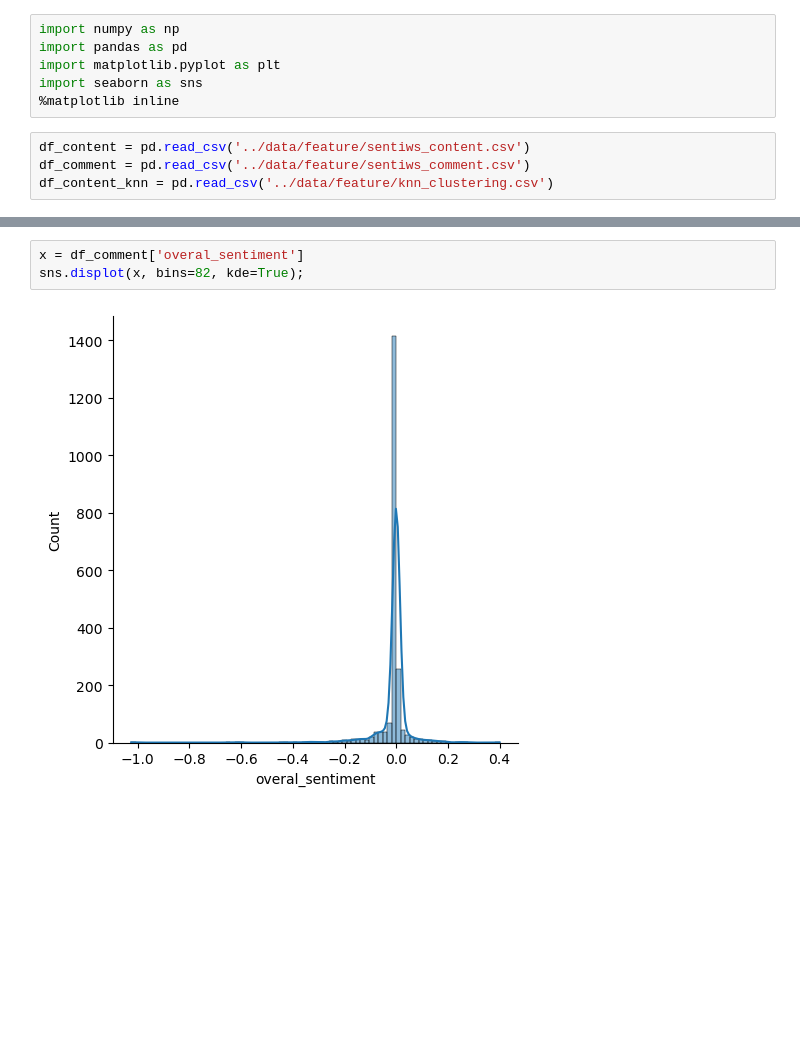
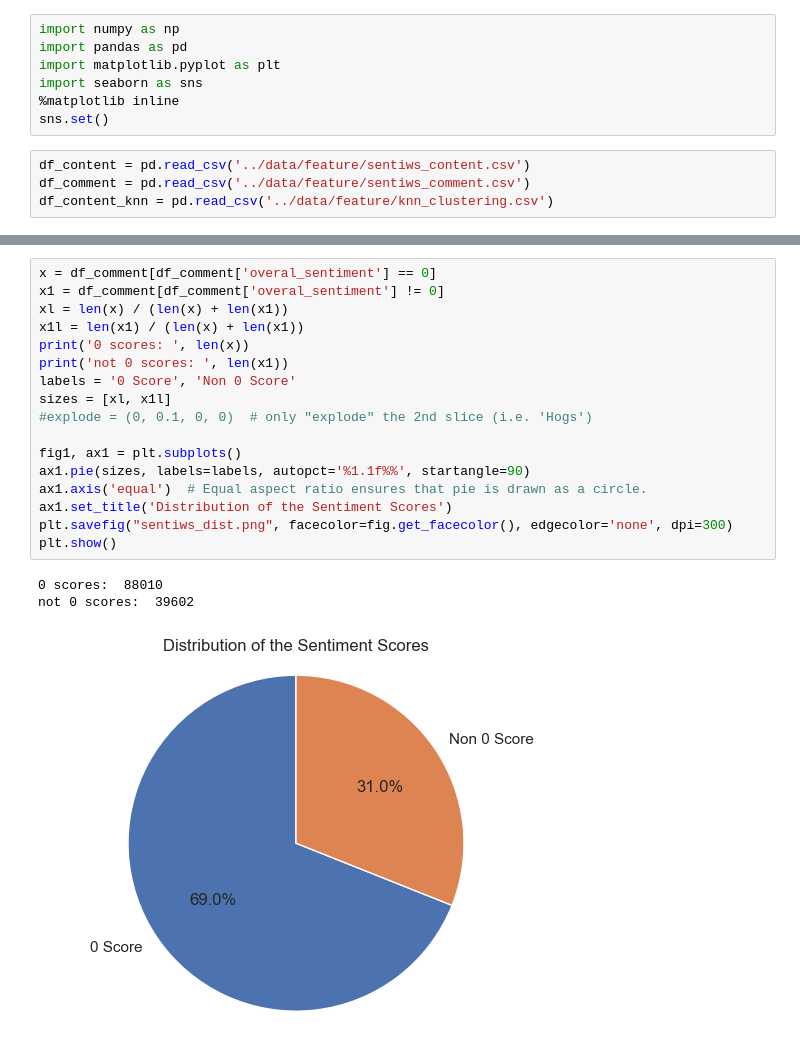
Before and after one commit to lukasthekid/corona-mask-requirement-nlp-analysis, a Jupyter notebook: comparison/sent_plots.ipynb, the cells around one changed output, grey strips where cells are left out. Cells and saved outputs as stored; diff of their text form; blank space fills up the shorter version.

```diff
--- a/comparison/sent_plots.ipynb
+++ b/comparison/sent_plots.ipynb
@@ -4,6 +4,7 @@ import pandas as pd
 import matplotlib.pyplot as plt
 import seaborn as sns
 %matplotlib inline
+sns.set()
 # %%
 df_content = pd.read_csv('../data/feature/sentiws_content.csv')
 df_comment = pd.read_csv('../data/feature/sentiws_comment.csv')
@@ -115,5 +121,21 @@ plt.show()
 # %%
-x = df_comment['overal_sentiment']
-sns.displot(x, bins=82, kde=True);
+x = df_comment[df_comment['overal_sentiment'] == 0]
+x1 = df_comment[df_comment['overal_sentiment'] != 0]
+xl = len(x) / (len(x) + len(x1))
+x1l = len(x1) / (len(x) + len(x1))
+print('0 scores: ', len(x))
+print('not 0 scores: ', len(x1))
+labels = '0 Score', 'Non 0 Score'
+sizes = [xl, x1l]
+#explode = (0, 0.1, 0, 0)  # only "explode" the 2nd slice (i.e. 'Hogs')
+
+fig1, ax1 = plt.subplots()
+ax1.pie(sizes, labels=labels, autopct='%1.1f%%', startangle=90)
+ax1.axis('equal')  # Equal aspect ratio ensures that pie is drawn as a circle.
+ax1.set_title('Distribution of the Sentiment Scores')
+plt.savefig("sentiws_dist.png", facecolor=fig.get_facecolor(), edgecolor='none', dpi=300)
+plt.show()
 # %% [output]
+0 scores:  88010
+not 0 scores:  39602
-[figure, old version]
+[figure, new version]
```
Also changed, not shown: parts of 7 cells of this notebook, 6 other files.
